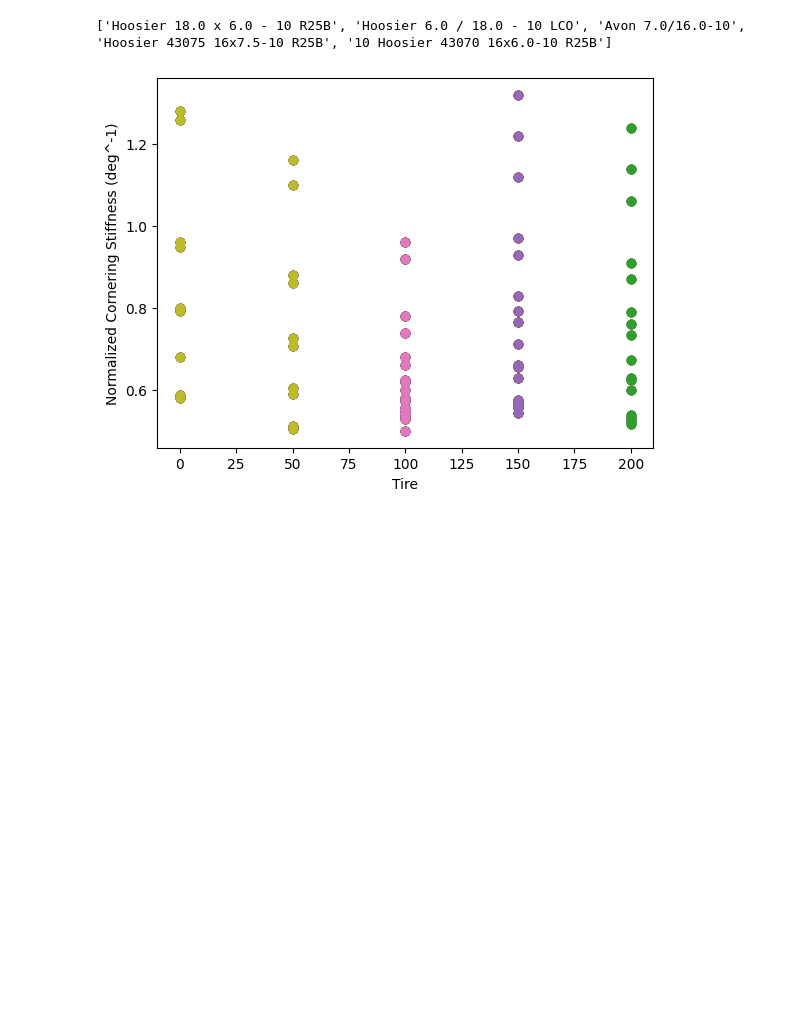
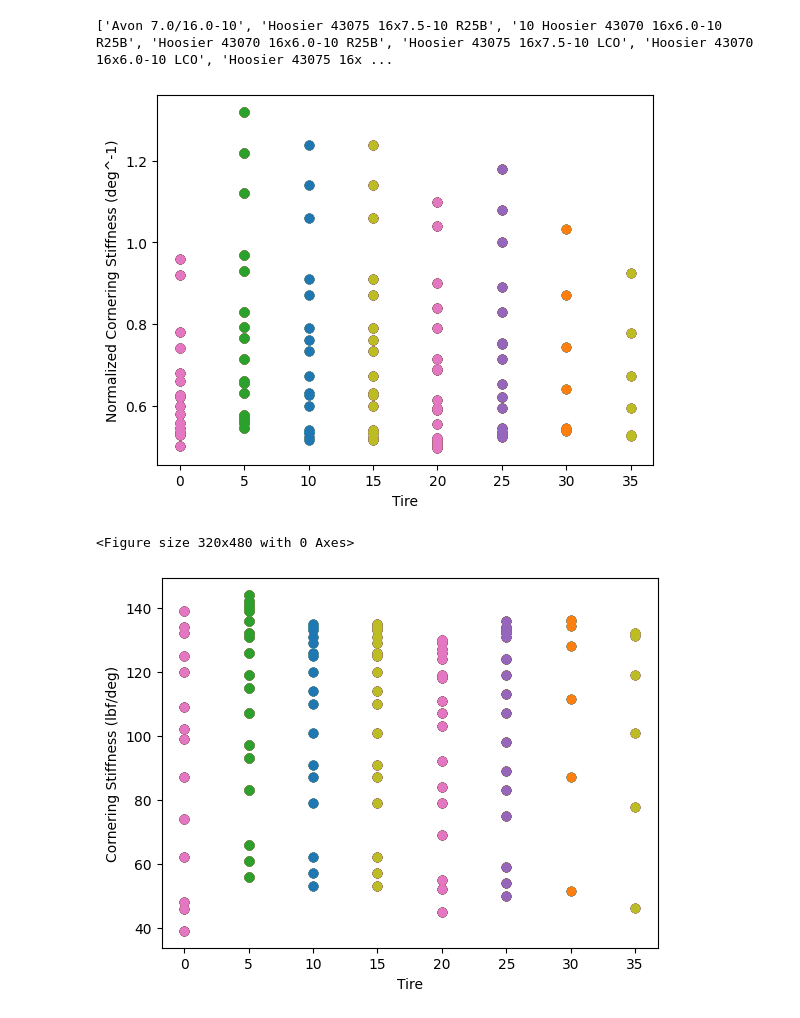
Before and after one commit to rhorvath02/tire_analysis, a Jupyter notebook: tire_data/cornering/cornering.ipynb, the cells around one changed output. Cells and saved outputs as stored; diff of their text form; code cells hidden in the pictures; blank space fills up the shorter version.

```diff
--- a/tire_data/cornering/cornering.ipynb
+++ b/tire_data/cornering/cornering.ipynb
@@ -2,7 +2,7 @@
 import pandas as pd
 import matplotlib.pyplot as plt
 # %%
-input_location = "cornering.csv"
+input_location = "16_cornering.csv"
 # %%
 def import_data(file_location):
     raw_df = pd.read_csv(f"{file_location}")
@@ -66,31 +66,54 @@ def normalized_CS(tire_string, IA, P):
         normalized_CS.append(CS[i] / normal[i])
 
     return normalized_CS
+
+def CS(tire_string, IA, P):
+    tire = data[(data["Tire"] == tire_string) & (data["IA"] == IA) & (data["P"] == P)]
+    return [float(x) for x in tire["CS"].tolist()]
 # %%
+normalized_cornering_stiffnesses = []
 cornering_stiffnesses = []
 tire_names = []
 
 for tire in data["Tire"].unique().tolist():
 
     vals = normalized_CS(tire, 0, 12)
+    normalized_cornering_stiffnesses.append(vals)
 
+    vals = CS(tire, 0, 12)
     cornering_stiffnesses.append(vals)
+
     tire_names.append(tire)
 
-spacing = [x * 50 for x in range(len(cornering_stiffnesses))]
 
+plt.figure()
+j = -1
+for lst in normalized_cornering_stiffnesses:
+    j += 1
+    for i in range(len(lst)):
+        x_plot = [j * 5] * len(normalized_cornering_stiffnesses[j])
+
+        plt.scatter(x_plot, normalized_cornering_stiffnesses[j])
+
+plt.xlabel("Tire")
+plt.ylabel("Normalized Cornering Stiffness (deg^-1)")
+plt.figure(figsize=(4, 6), dpi=80)
+
+
+plt.figure()
 j = -1
 for lst in cornering_stiffnesses:
     j += 1
     for i in range(len(lst)):
-        x_plot = [j * 50] * len(cornering_stiffnesses[j])
+        x_plot = [j * 5] * len(cornering_stiffnesses[j])
 
         plt.scatter(x_plot, cornering_stiffnesses[j])
 
-# plt.xticks(spacing, tire_names)
 plt.xlabel("Tire")
-plt.ylabel("Normalized Cornering Stiffness (deg^-1)")
+plt.ylabel("Cornering Stiffness (lbf/deg)")
 print(tire_names)
 # %% [output]
-['Hoosier 18.0 x 6.0 - 10 R25B', 'Hoosier 6.0 / 18.0 - 10 LCO', 'Avon 7.0/16.0-10', 'Hoosier 43075 16x7.5-10 R25B', '10 Hoosier 43070 16x6.0-10 R25B']
+['Avon 7.0/16.0-10', 'Hoosier 43075 16x7.5-10 R25B', '10 Hoosier 43070 16x6.0-10 R25B', 'Hoosier 43070 16x6.0-10 R25B', 'Hoosier 43075 16x7.5-10 LCO', 'Hoosier 43070 16x6.0-10 LCO', 'Hoosier 43075 16x ...
-[figure, old version]
+[figure, new version]
+<Figure size 320x480 with 0 Axes>
+[figure, added]
```
Also changed, not shown: 8 other files.
